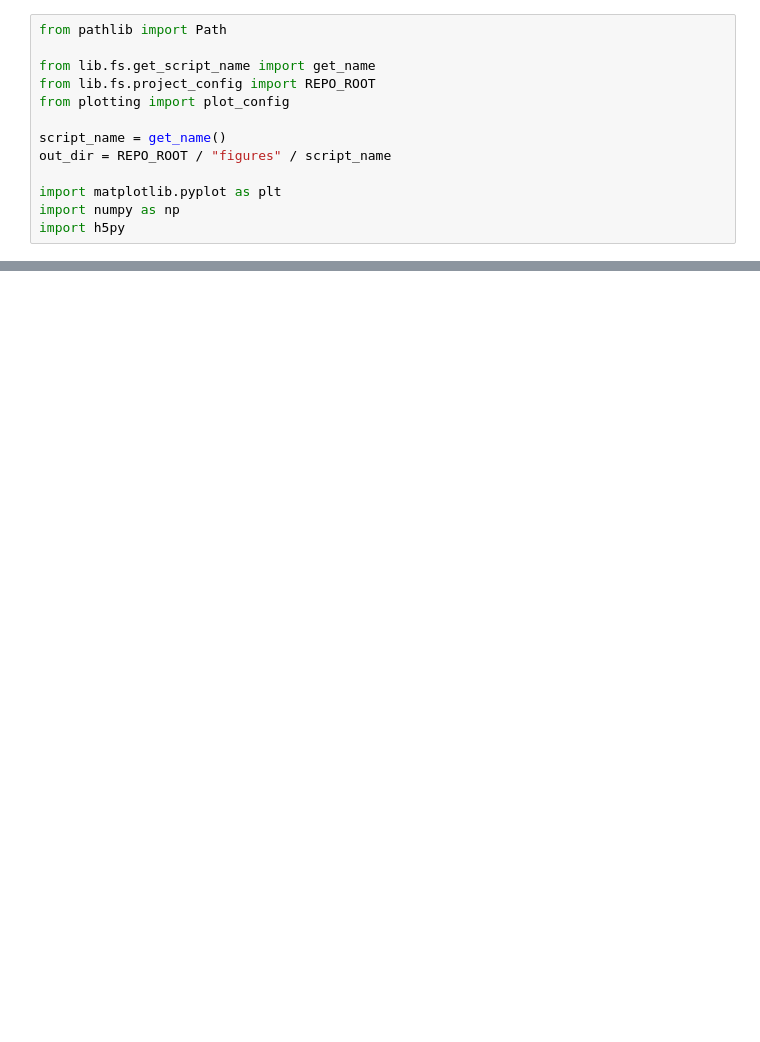
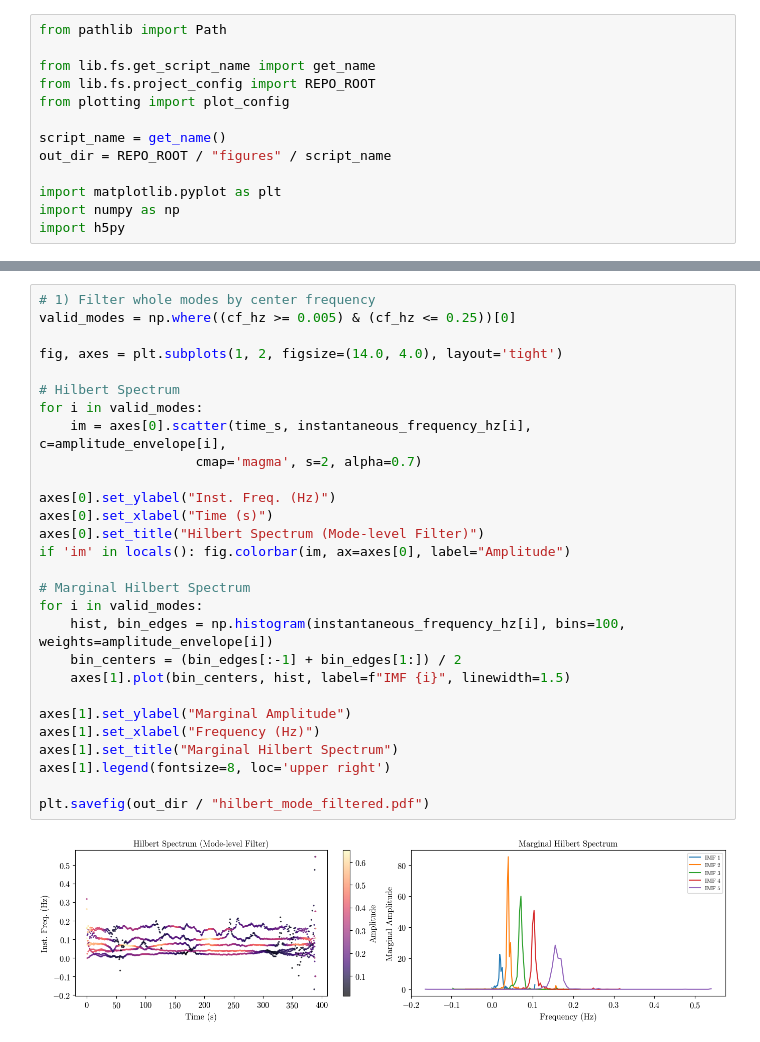
Before and after one commit to ipeglin/masters-thesis-supplementary, a Jupyter notebook: plotting/plot_mvmd_modes.ipynb, the cells around one changed output, grey strips where cells are left out. Drawn from its saved outputs; the diff is of its cells as text; blank space fills up the shorter version.

```diff
--- a/plotting/plot_mvmd_modes.ipynb
+++ b/plotting/plot_mvmd_modes.ipynb
@@ -75,0 +134,30 @@ plt.savefig(SAVE_DIR / "timeseries_modes.pdf")
+# %%
+# 1) Filter whole modes by center frequency
+valid_modes = np.where((cf_hz >= 0.005) & (cf_hz <= 0.25))[0]
+
+fig, axes = plt.subplots(1, 2, figsize=(14.0, 4.0), layout='tight')
+
+# Hilbert Spectrum
+for i in valid_modes:
+    im = axes[0].scatter(time_s, instantaneous_frequency_hz[i], c=amplitude_envelope[i],
+                    cmap='magma', s=2, alpha=0.7)
+
+axes[0].set_ylabel("Inst. Freq. (Hz)")
+axes[0].set_xlabel("Time (s)")
+axes[0].set_title("Hilbert Spectrum (Mode-level Filter)")
+if 'im' in locals(): fig.colorbar(im, ax=axes[0], label="Amplitude")
+
+# Marginal Hilbert Spectrum
+for i in valid_modes:
+    hist, bin_edges = np.histogram(instantaneous_frequency_hz[i], bins=100, weights=amplitude_envelope[i])
+    bin_centers = (bin_edges[:-1] + bin_edges[1:]) / 2
+    axes[1].plot(bin_centers, hist, label=f"IMF {i}", linewidth=1.5)
+
+axes[1].set_ylabel("Marginal Amplitude")
+axes[1].set_xlabel("Frequency (Hz)")
+axes[1].set_title("Marginal Hilbert Spectrum")
+axes[1].legend(fontsize=8, loc='upper right')
+
+plt.savefig(out_dir / "hilbert_mode_filtered.pdf")
+# %% [output]
+[figure, added]
```
Also changed, not shown: parts of 9 cells of this notebook, 3 other files.
